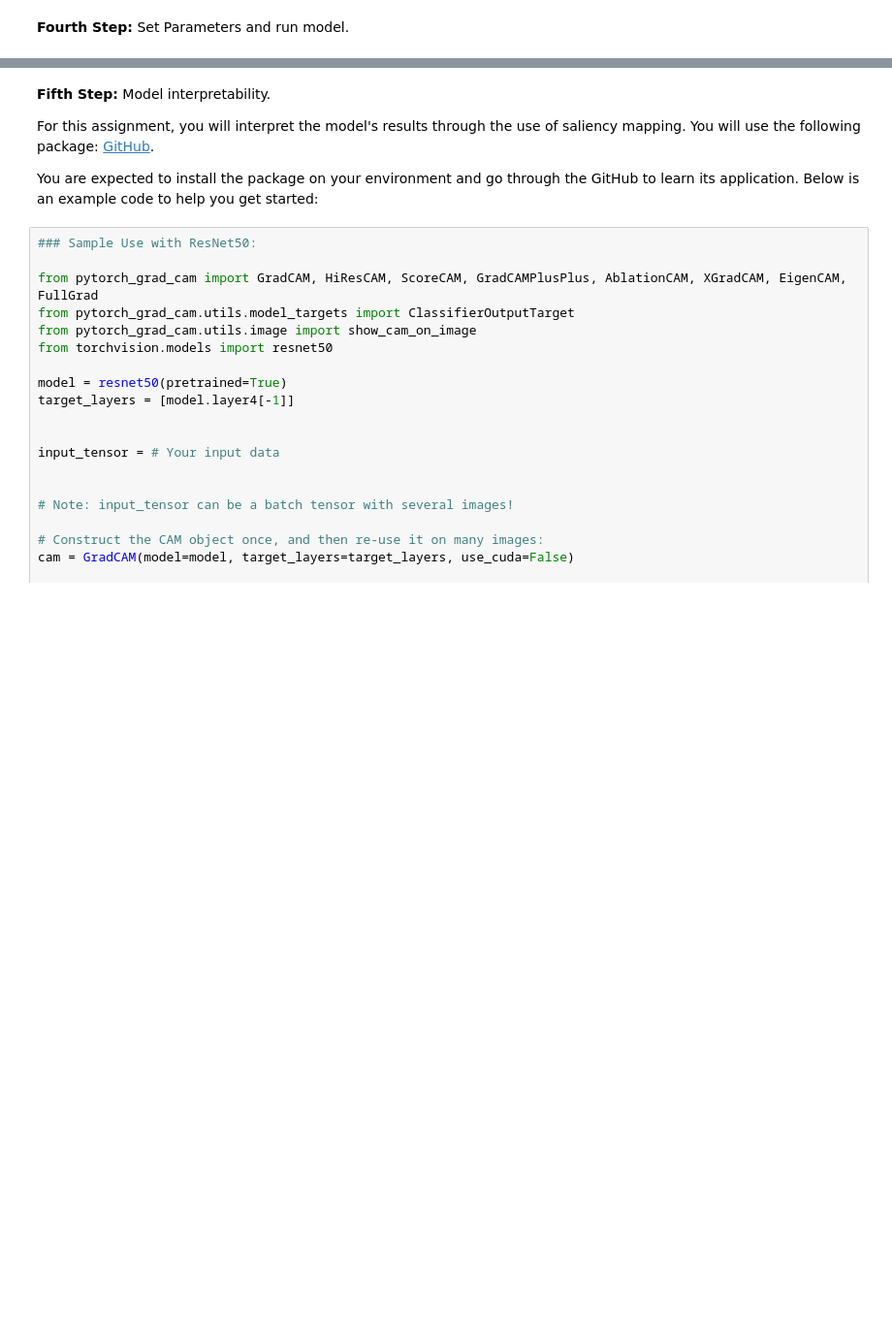
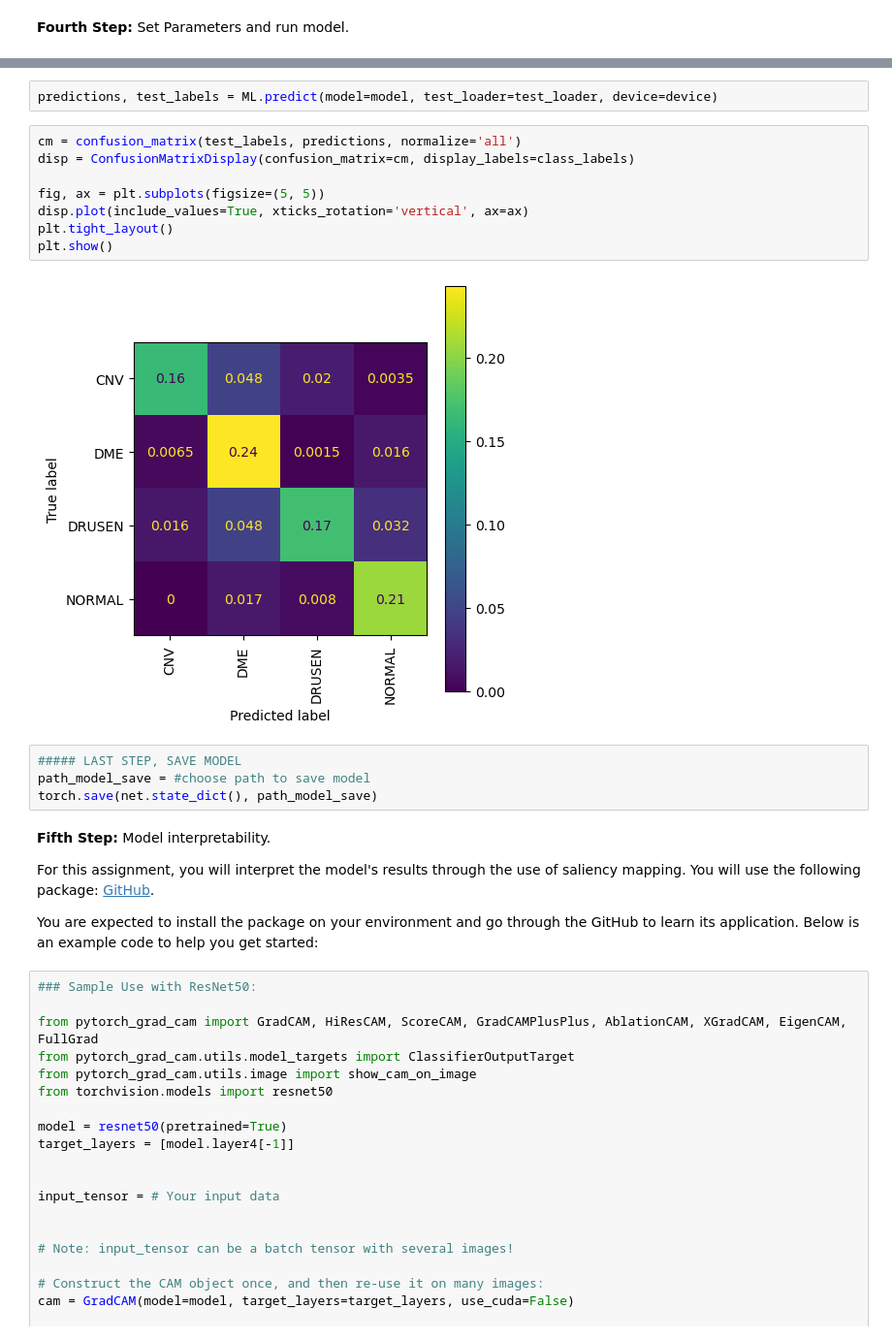
Before and after one commit to DarkEQ/BIM_284_ML_Project, a Jupyter notebook: Lab_B3.ipynb, the cells around one changed output, grey strips where cells are left out. Shown at 97% size. Cells and saved outputs as stored; diff of their text form; blank space fills up the shorter version.

```diff
--- a/Lab_B3.ipynb
+++ b/Lab_B3.ipynb
@@ -88,3 +237,19 @@ torch.save(net.state_dict(), path_model_save)
+# %%
+predictions, test_labels = ML.predict(model=model, test_loader=test_loader, device=device)
+# %%
+cm = confusion_matrix(test_labels, predictions, normalize='all')
+disp = ConfusionMatrixDisplay(confusion_matrix=cm, display_labels=class_labels)
+
+fig, ax = plt.subplots(figsize=(5, 5))
+disp.plot(include_values=True, xticks_rotation='vertical', ax=ax)
+plt.tight_layout()
+plt.show()
+# %% [output]
+[figure, added]
+# %%
+##### LAST STEP, SAVE MODEL
+path_model_save = #choose path to save model
+torch.save(net.state_dict(), path_model_save)
 # %% [markdown]
 **Fifth Step:** Model interpretability.
 
```
Also changed, not shown: parts of 21 cells of this notebook, 1 other file.
